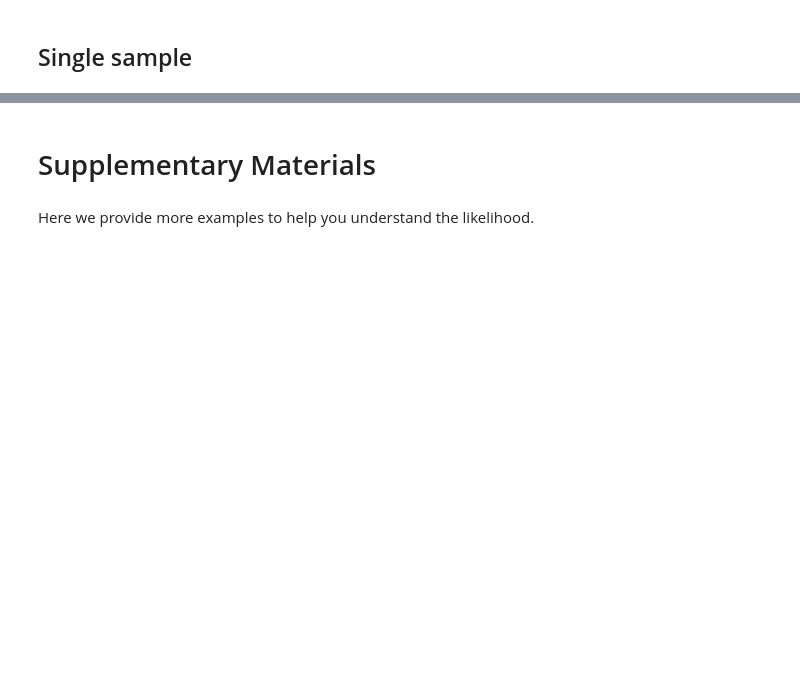
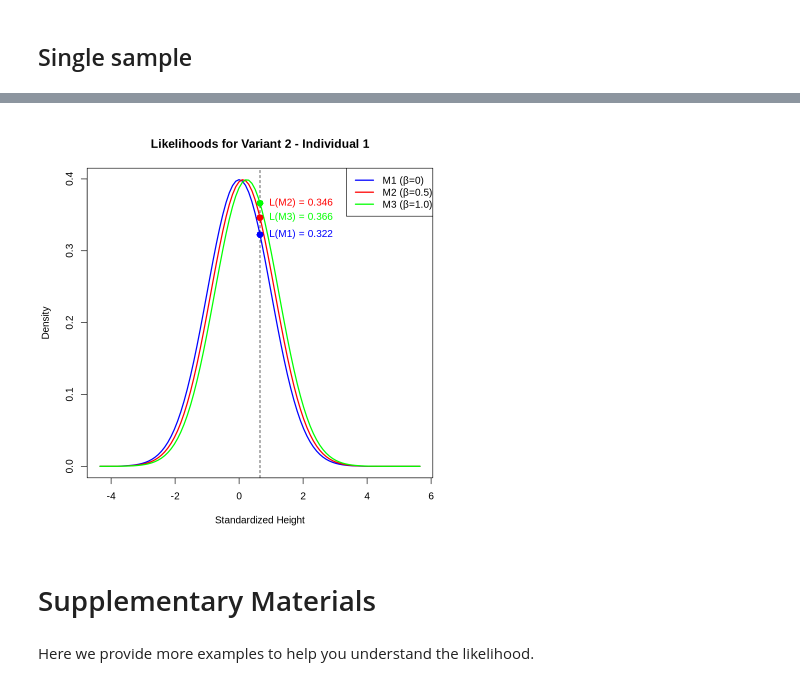
Before and after one commit to StatFunGen/statgen-prerequisites, a Jupyter notebook: likelihood.ipynb, the cells around one changed output, grey strips where cells are left out. Saved outputs shown, nothing was run; the diff lists cells and outputs as text; code cells hidden in the pictures; blank space fills up the shorter version.

```diff
--- a/likelihood.ipynb
+++ b/likelihood.ipynb
@@ -282,3 +187,60 @@ $$
+# %%
+# Set up parameters for Variant 2
+variant_idx <- 2
+X_j <- X[, variant_idx]
+
+# Let's use the first individual as an example
+ind_idx <- 1
+height_value <- Y[ind_idx]
+genotype <- X_j[ind_idx]
+
+# Set up parameters
+baseline <- 0 # For standardized data, baseline is 0
+sd_y <- sd_assumed # Using the assumed standard deviation of 1
+
+# Create a sequence of x values for plotting the density
+x_vals <- seq(height_value - 5, height_value + 5, length.out = 100)
+
+# Compute the likelihood densities for three models
+likelihood_1_curve <- dnorm(x_vals, mean = baseline, sd = sd_y)
+likelihood_2_curve <- dnorm(x_vals, mean = baseline + 0.5 * genotype, sd = sd_y)
+likelihood_3_curve <- dnorm(x_vals, mean = baseline + 1.0 * genotype, sd = sd_y)
+
+# Plot the likelihood curves
+plot(x_vals, likelihood_1_curve,
+    type = "l", col = "blue", lwd = 2,
+    xlab = "Standardized Height", ylab = "Density",
+    main = paste("Likelihoods for Variant", variant_idx, "- Individual", ind_idx),
+    ylim = c(0, max(c(likelihood_1_curve, likelihood_2_curve, likelihood_3_curve)))
+)
+lines(x_vals, likelihood_2_curve, col = "red", lwd = 2)
+lines(x_vals, likelihood_3_curve, col = "green", lwd = 2)
+
+# Add vertical dashed line to show the observed height value
+abline(v = height_value, col = "black", lty = 2)
+
+# Add labels for the likelihood values at the height value for all models
+y_label_1 <- dnorm(height_value, mean = baseline, sd = sd_y)
+y_label_2 <- dnorm(height_value, mean = baseline + 0.5 * genotype, sd = sd_y)
+y_label_3 <- dnorm(height_value, mean = baseline + 1.0 * genotype, sd = sd_y)
+
+# Offset the text positions to avoid overlap
+text(height_value + 0.1, y_label_1, labels = paste("L(M1) =", round(y_label_1, 3)), pos = 4, col = "blue")
+text(height_value + 0.1, y_label_2 + 0.02, labels = paste("L(M2) =", round(y_label_2, 3)), pos = 4, col = "red")
+text(height_value + 0.1, y_label_3 - 0.02, labels = paste("L(M3) =", round(y_label_3, 3)), pos = 4, col = "green")
+
+# Add points at the intersection of the height value on all curves
+points(height_value, y_label_1, col = "blue", pch = 16, cex = 1.5)
+points(height_value, y_label_2, col = "red", pch = 16, cex = 1.5)
+points(height_value, y_label_3, col = "green", pch = 16, cex = 1.5)
+
+# Add a legend
+legend("topright",
+    legend = c("M1 (β=0)", "M2 (β=0.5)", "M3 (β=1.0)"),
+    col = c("blue", "red", "green"), lwd = 2
+)
+# %% [output]
+[figure, added]
 # %% [markdown]
 # Supplementary Materials
 # %% [markdown]
```
Also changed, not shown: parts of 39 cells of this notebook, 1 other file.
